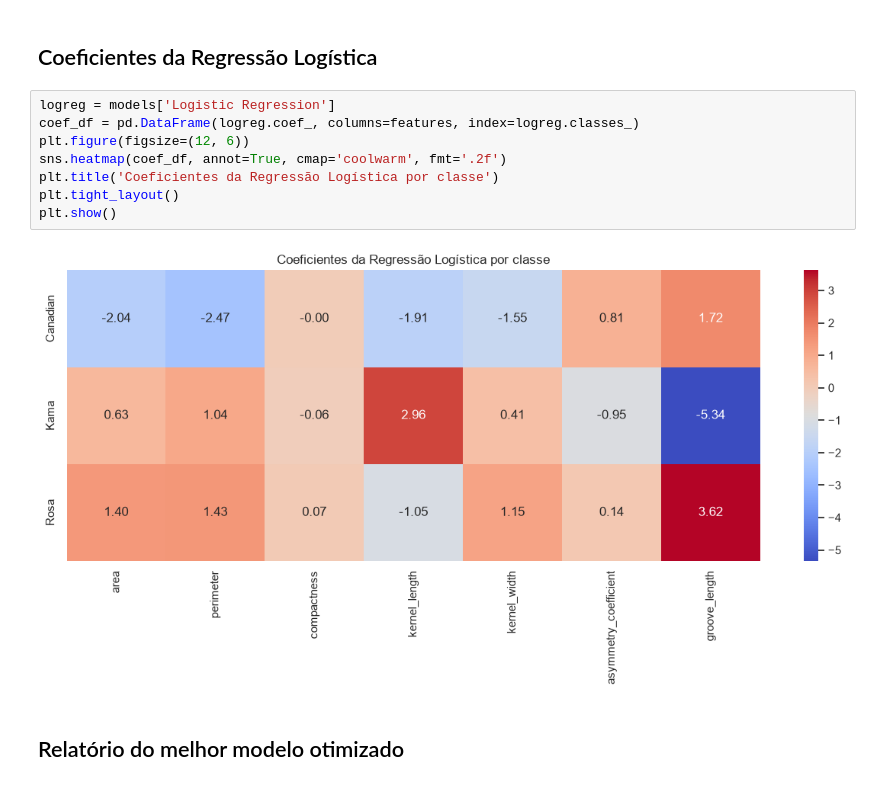
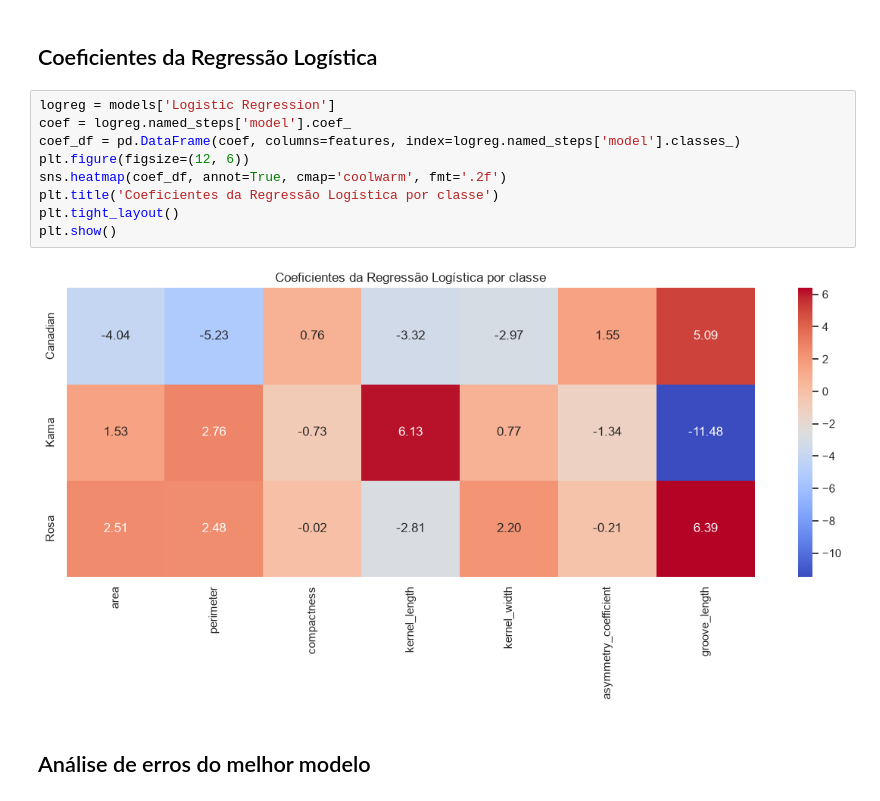
Before and after one commit to zjpza/fase4-cap3, a Jupyter notebook: src/notebooks/04_interpretacao.ipynb, the cells around one changed output. Saved outputs shown, nothing was run; the diff lists cells and outputs as text.

```diff
--- a/src/notebooks/04_interpretacao.ipynb
+++ b/src/notebooks/04_interpretacao.ipynb
@@ -101,14 +104,15 @@ dtype: float64
 ## Coeficientes da Regressão Logística
 # %%
 logreg = models['Logistic Regression']
-coef_df = pd.DataFrame(logreg.coef_, columns=features, index=logreg.classes_)
+coef = logreg.named_steps['model'].coef_
+coef_df = pd.DataFrame(coef, columns=features, index=logreg.named_steps['model'].classes_)
 plt.figure(figsize=(12, 6))
 sns.heatmap(coef_df, annot=True, cmap='coolwarm', fmt='.2f')
 plt.title('Coeficientes da Regressão Logística por classe')
 plt.tight_layout()
 plt.show()
 # %% [output]
-[figure, old version]
+[figure, new version]
 # %% [markdown]
-## Relatório do melhor modelo otimizado
+## Análise de erros do melhor modelo
 # %%
```
Also changed, not shown: parts of 8 cells of this notebook, 6 other files.
